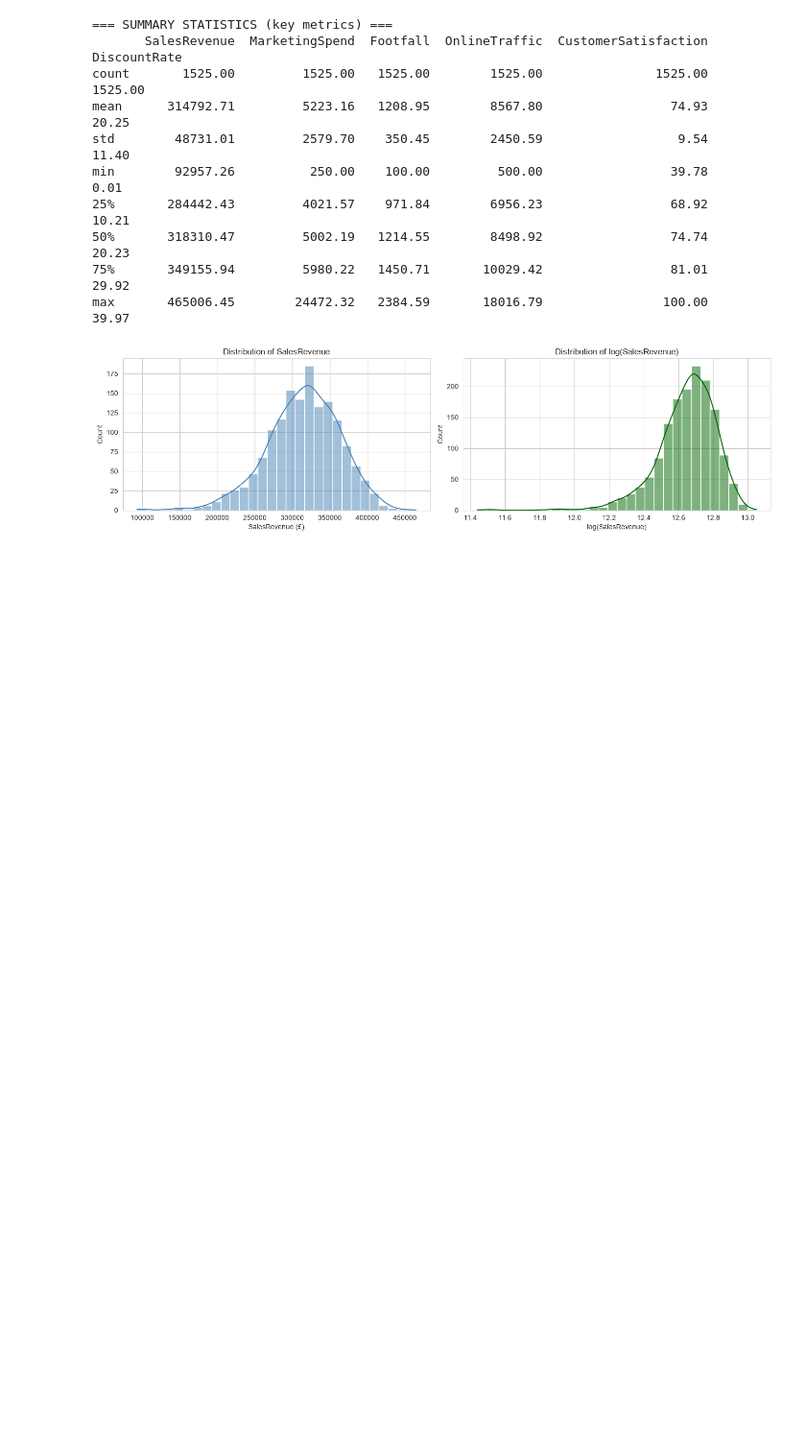
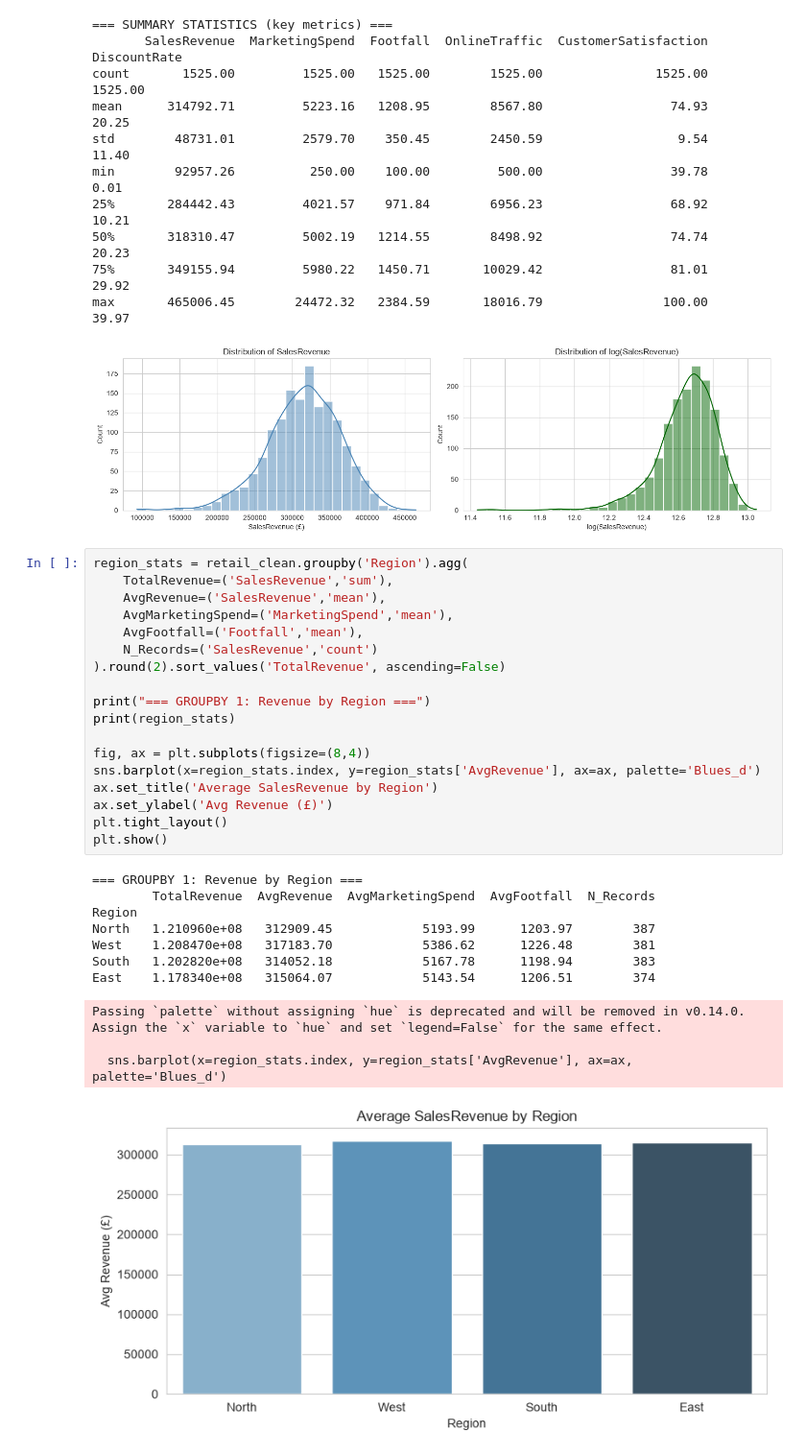
Before and after one commit to kieronisME/Research-Analytics-CA, a Jupyter notebook: main.ipynb, the cells around one changed output. Shown at 96% size. Cells and saved outputs as stored; diff of their text form; blank space fills up the shorter version.

Commit message:
task01 EDA has 4 GroupBys, Top 5 stores, 2 pivot tables, correlation matrix

```diff
--- a/main.ipynb
+++ b/main.ipynb
@@ -245,3 +245,33 @@ min        92957.26          250.00    100.00         500.00                 39.
 75%       349155.94         5980.22   1450.71       10029.42                 81.01         29.92
 max       465006.45        24472.32   2384.59       18016.79                100.00         39.97
 [figure]
+# %%
+region_stats = retail_clean.groupby('Region').agg(
+    TotalRevenue=('SalesRevenue','sum'),
+    AvgRevenue=('SalesRevenue','mean'),
+    AvgMarketingSpend=('MarketingSpend','mean'),
+    AvgFootfall=('Footfall','mean'),
+    N_Records=('SalesRevenue','count')
+).round(2).sort_values('TotalRevenue', ascending=False)
+
+print("=== GROUPBY 1: Revenue by Region ===")
+print(region_stats)
+
+fig, ax = plt.subplots(figsize=(8,4))
+sns.barplot(x=region_stats.index, y=region_stats['AvgRevenue'], ax=ax, palette='Blues_d')
+ax.set_title('Average SalesRevenue by Region')
+ax.set_ylabel('Avg Revenue (£)')
+plt.tight_layout()
+plt.show()
+# %% [output]
+=== GROUPBY 1: Revenue by Region ===
+        TotalRevenue  AvgRevenue  AvgMarketingSpend  AvgFootfall  N_Records
+Region
+North   1.210960e+08   312909.45            5193.99      1203.97        387
+West    1.208470e+08   317183.70            5386.62      1226.48        381
+South   1.202820e+08   314052.18            5167.78      1198.94        383
+East    1.178340e+08   315064.07            5143.54      1206.51        374
+Passing `palette` without assigning `hue` is deprecated and will be removed in v0.14.0. Assign the `x` variable to `hue` and set `legend=False` for the same effect.
+
+  sns.barplot(x=region_stats.index, y=region_stats['AvgRevenue'], ax=ax, palette='Blues_d')
+[figure, added]
```
Also changed, not shown: parts of 8 cells of this notebook.
